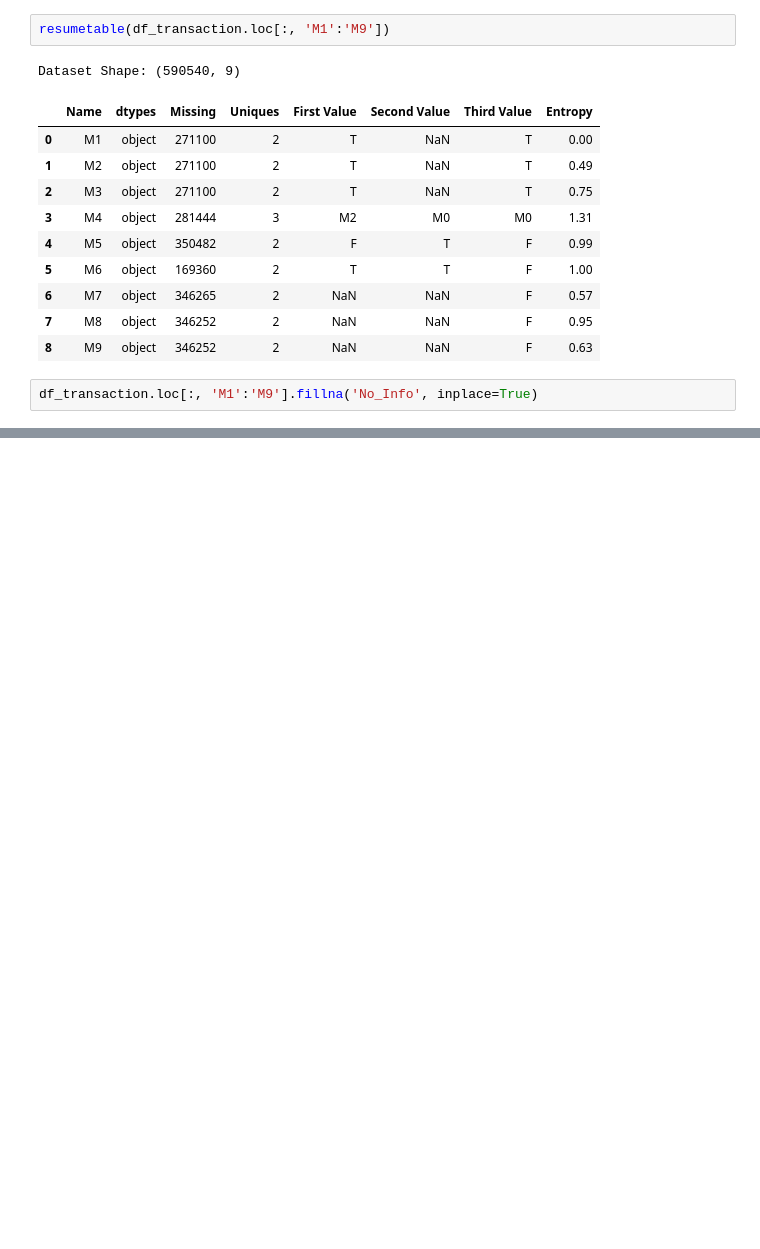
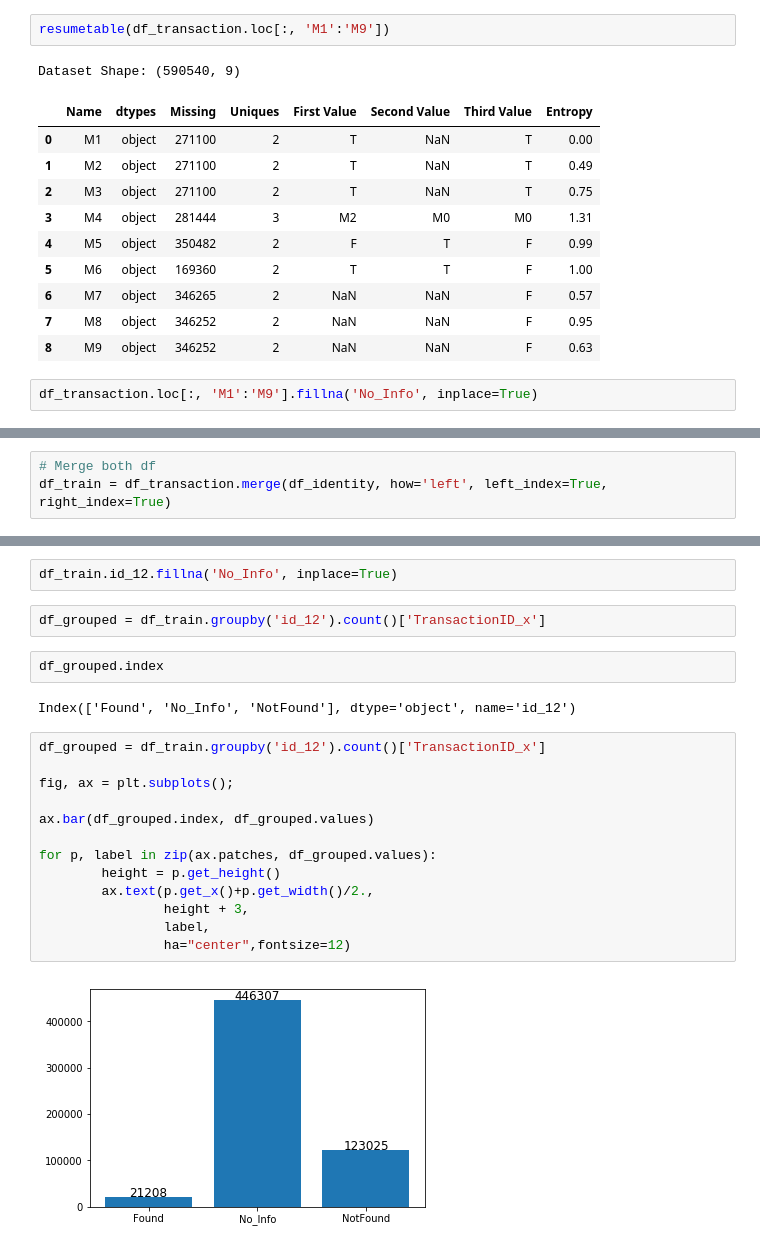
Before and after one commit to AlessandroVol23/ieee_cis_fraud_detection_kaggle, a Jupyter notebook: notebooks/0.1_AV_EDA.ipynb, the cells around one changed output, grey strips where cells are left out. Drawn from its saved outputs; the diff is of its cells as text; blank space fills up the shorter version.

```diff
--- a/notebooks/0.1_AV_EDA.ipynb
+++ b/notebooks/0.1_AV_EDA.ipynb
@@ -873,0 +1004,3 @@ list(df_transaction.columns)
+# %%
+# Merge both df
+df_train = df_transaction.merge(df_identity, how='left', left_index=True, right_index=True)
@@ -873,0 +1017,23 @@ list(df_transaction.columns)
+# %%
+df_train.id_12.fillna('No_Info', inplace=True)
+# %%
+df_grouped = df_train.groupby('id_12').count()['TransactionID_x']
+# %%
+df_grouped.index
+# %% [output]
+Index(['Found', 'No_Info', 'NotFound'], dtype='object', name='id_12')
+# %%
+df_grouped = df_train.groupby('id_12').count()['TransactionID_x']
+
+fig, ax = plt.subplots();
+
+ax.bar(df_grouped.index, df_grouped.values)
+
+for p, label in zip(ax.patches, df_grouped.values):
+        height = p.get_height()
+        ax.text(p.get_x()+p.get_width()/2.,
+                height + 3,
+                label,
+                ha="center",fontsize=12)
+# %% [output]
+[figure, added]
```
Also changed, not shown: parts of 39 cells of this notebook.
